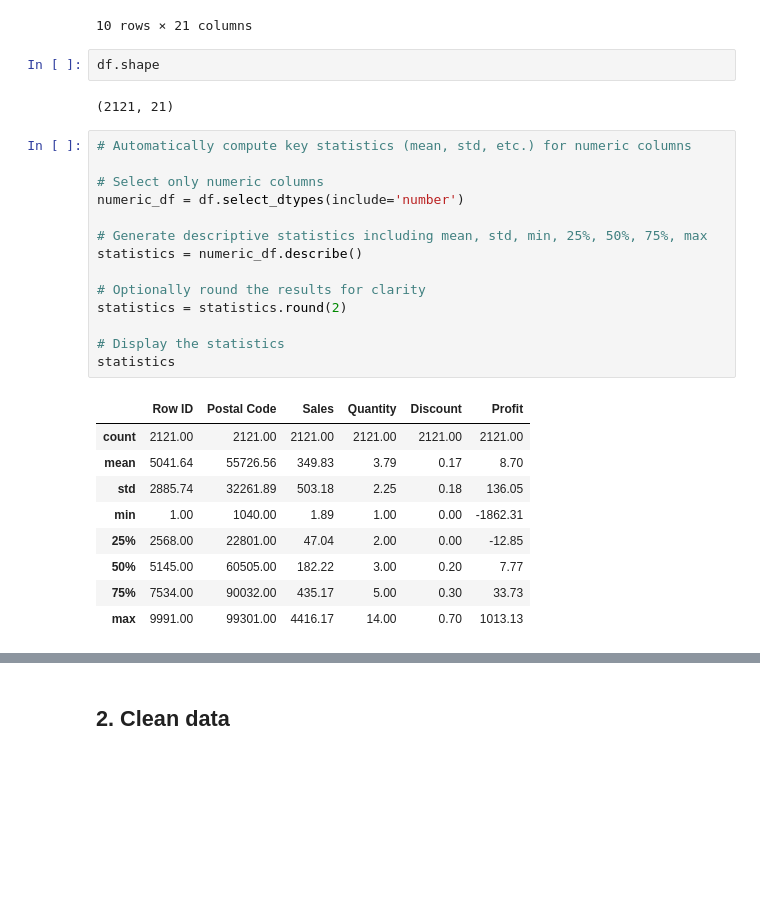
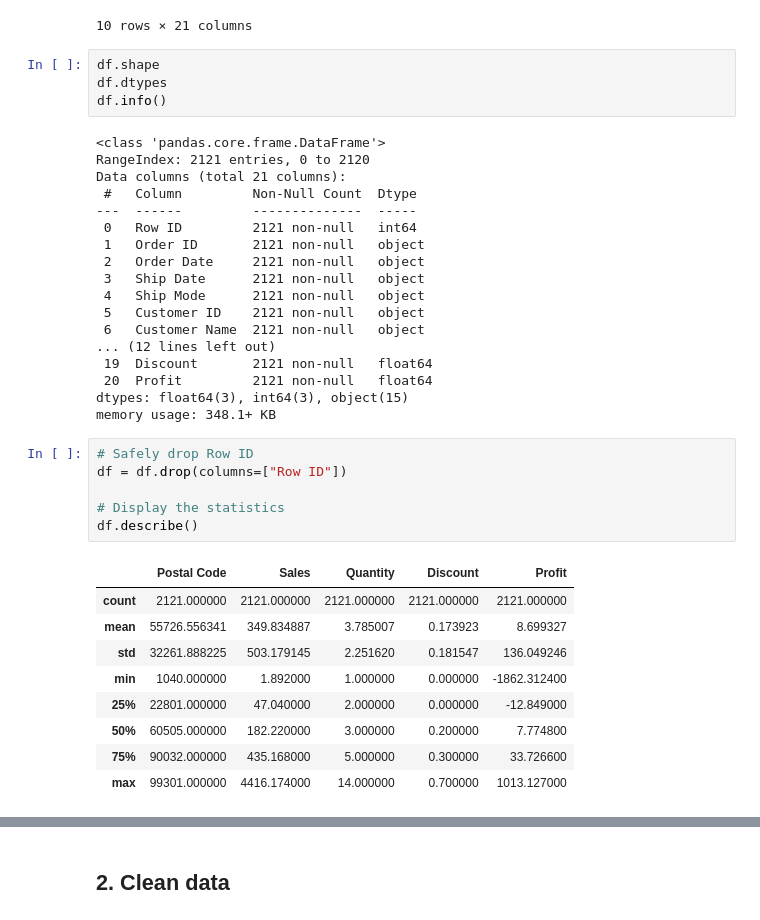
Before and after one commit to Kenchch/Phase-2-Data-Science-FengJiang, a Jupyter notebook: 1. Analysis and Preprocessing/part1-submission.ipynb, the cells around one changed output, grey strips where cells are left out. Saved outputs shown, nothing was run; the diff lists cells and outputs as text; blank space fills up the shorter version.

```diff
--- a/1. Analysis and Preprocessing/part1-submission.ipynb
+++ b/1. Analysis and Preprocessing/part1-submission.ipynb
@@ -35,32 +35,42 @@ df.head(10)
 10 rows × 21 columns
 # %%
 df.shape
+df.dtypes
+df.info()
 # %% [output]
-(2121, 21)
+<class 'pandas.core.frame.DataFrame'>
+RangeIndex: 2121 entries, 0 to 2120
+Data columns (total 21 columns):
+ #   Column         Non-Null Count  Dtype
+---  ------         --------------  -----
+ 0   Row ID         2121 non-null   int64
+ 1   Order ID       2121 non-null   object
+ 2   Order Date     2121 non-null   object
+ 3   Ship Date      2121 non-null   object
+ 4   Ship Mode      2121 non-null   object
+ 5   Customer ID    2121 non-null   object
+ 6   Customer Name  2121 non-null   object
+... (12 lines left out)
+ 19  Discount       2121 non-null   float64
+ 20  Profit         2121 non-null   float64
+dtypes: float64(3), int64(3), object(15)
+memory usage: 348.1+ KB
-# %%
-# Automatically compute key statistics (mean, std, etc.) for numeric columns
-
-# Select only numeric columns
-numeric_df = df.select_dtypes(include='number')
-
-# Generate descriptive statistics including mean, std, min, 25%, 50%, 75%, max
-statistics = numeric_df.describe()
-
-# Optionally round the results for clarity
-statistics = statistics.round(2)
-
-# Display the statistics
-statistics
-# %% [output]
-|  | Row ID | Postal Code | Sales | Quantity | Discount | Profit |
-| count | 2121.00 | 2121.00 | 2121.00 | 2121.00 | 2121.00 | 2121.00 |
-| mean | 5041.64 | 55726.56 | 349.83 | 3.79 | 0.17 | 8.70 |
-| std | 2885.74 | 32261.89 | 503.18 | 2.25 | 0.18 | 136.05 |
-| min | 1.00 | 1040.00 | 1.89 | 1.00 | 0.00 | -1862.31 |
-| 25% | 2568.00 | 22801.00 | 47.04 | 2.00 | 0.00 | -12.85 |
-| 50% | 5145.00 | 60505.00 | 182.22 | 3.00 | 0.20 | 7.77 |
-| 75% | 7534.00 | 90032.00 | 435.17 | 5.00 | 0.30 | 33.73 |
-| max | 9991.00 | 99301.00 | 4416.17 | 14.00 | 0.70 | 1013.13 |
+# %%
+# Safely drop Row ID
+df = df.drop(columns=["Row ID"])
+
+# Display the statistics
+df.describe()
+# %% [output]
+|  | Postal Code | Sales | Quantity | Discount | Profit |
+| count | 2121.000000 | 2121.000000 | 2121.000000 | 2121.000000 | 2121.000000 |
+| mean | 55726.556341 | 349.834887 | 3.785007 | 0.173923 | 8.699327 |
+| std | 32261.888225 | 503.179145 | 2.251620 | 0.181547 | 136.049246 |
+| min | 1040.000000 | 1.892000 | 1.000000 | 0.000000 | -1862.312400 |
+| 25% | 22801.000000 | 47.040000 | 2.000000 | 0.000000 | -12.849000 |
+| 50% | 60505.000000 | 182.220000 | 3.000000 | 0.200000 | 7.774800 |
+| 75% | 90032.000000 | 435.168000 | 5.000000 | 0.300000 | 33.726600 |
+| max | 99301.000000 | 4416.174000 | 14.000000 | 0.700000 | 1013.127000 |
 # %%
 # Visualise numerical columns with histograms, boxplots, and barplots
 
```
Also changed, not shown: parts of 17 cells of this notebook.
